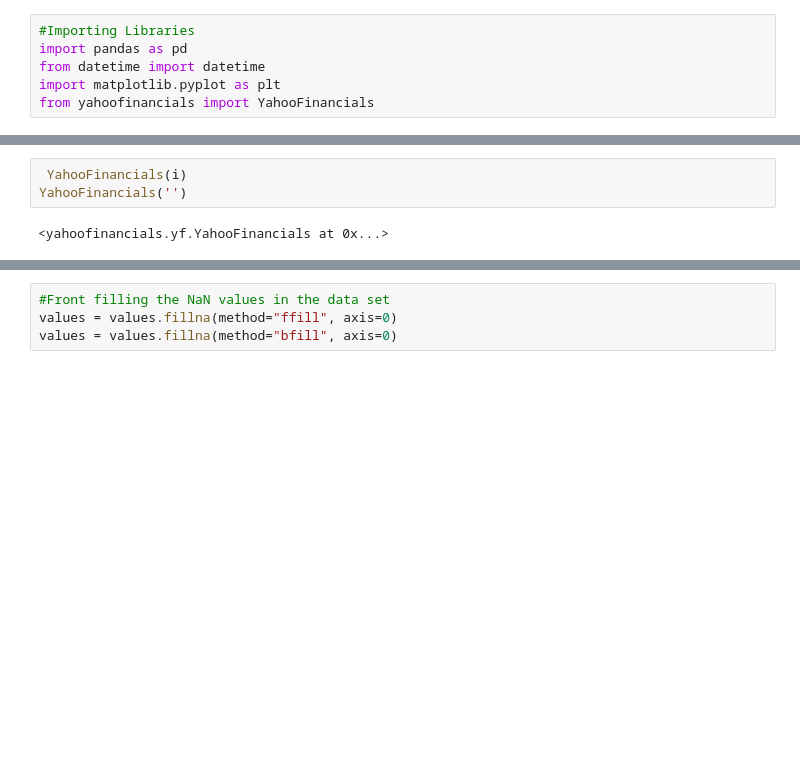
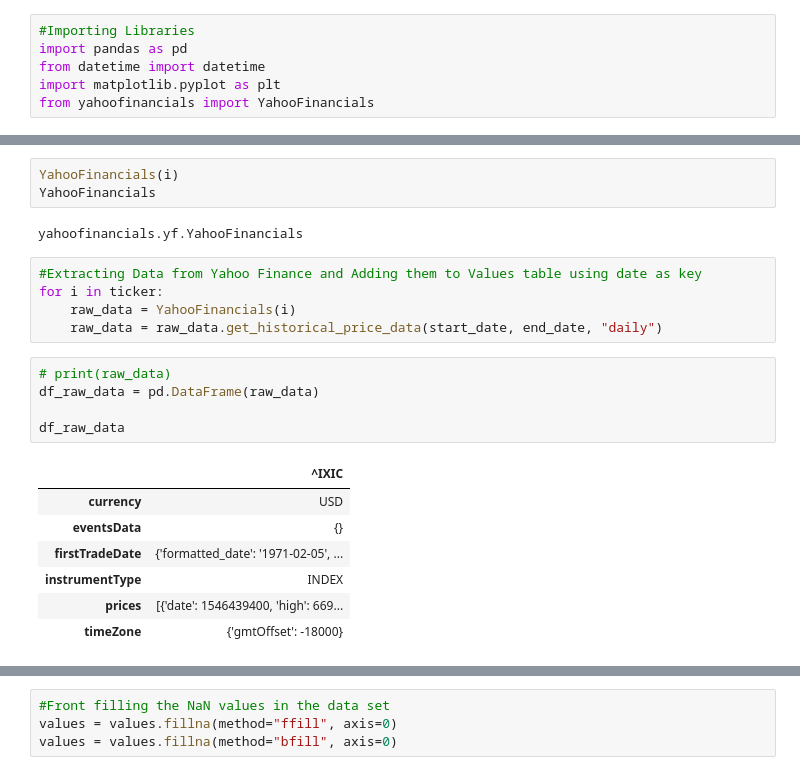
Before and after one commit to datatalking/Gold-Return-Prediction, a Jupyter notebook: Classification/Gold Prediction New Data - Classification.ipynb, the cells around one changed output, grey strips where cells are left out. Drawn from its saved outputs; the diff is of its cells as text; blank space fills up the shorter version.

```diff
--- a/Classification/Gold Prediction New Data - Classification.ipynb
+++ b/Classification/Gold Prediction New Data - Classification.ipynb
@@ -45,8 +107,26 @@ values['Date'] = pd.to_datetime(values['Date'])
 # %%
- YahooFinancials(i)
-YahooFinancials('')
+YahooFinancials(i)
+YahooFinancials
 # %% [output]
-<yahoofinancials.yf.YahooFinancials at 0x...>
+yahoofinancials.yf.YahooFinancials
+# %%
+#Extracting Data from Yahoo Finance and Adding them to Values table using date as key
+for i in ticker:
+	raw_data = YahooFinancials(i)
+	raw_data = raw_data.get_historical_price_data(start_date, end_date, "daily")
+# %%
+# print(raw_data)
+df_raw_data = pd.DataFrame(raw_data)
+
+df_raw_data
+# %% [output]
+|  | ^IXIC |
+| currency | USD |
+| eventsData | {} |
+| firstTradeDate | {'formatted_date': '1971-02-05', ... |
+| instrumentType | INDEX |
+| prices | [{'date': 1546439400, 'high': 669... |
+| timeZone | {'gmtOffset': -18000} |
 # %%
 #Extracting Data from Yahoo Finance and Adding them to Values table using date as key
 for i in ticker:
```
Also changed, not shown: parts of 5 cells of this notebook.
